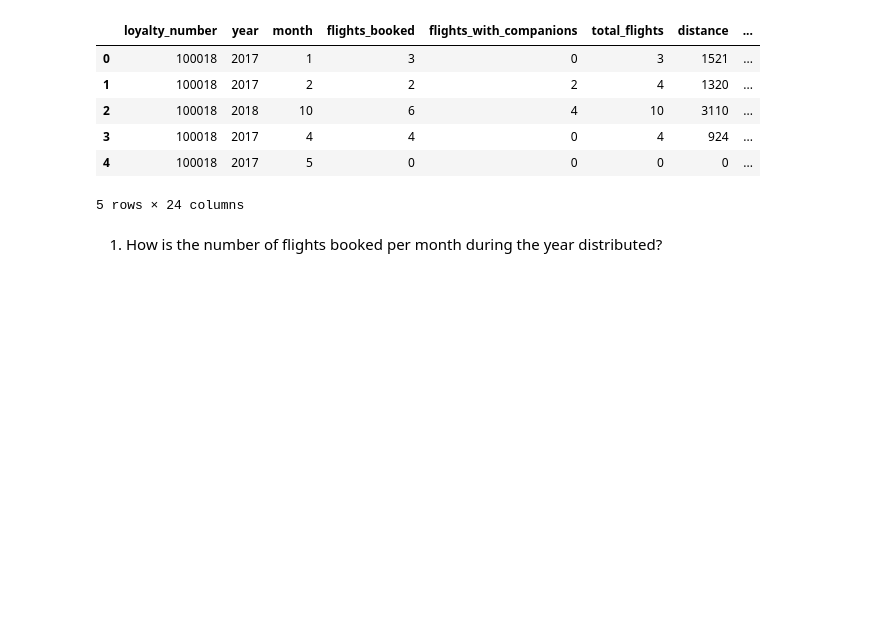
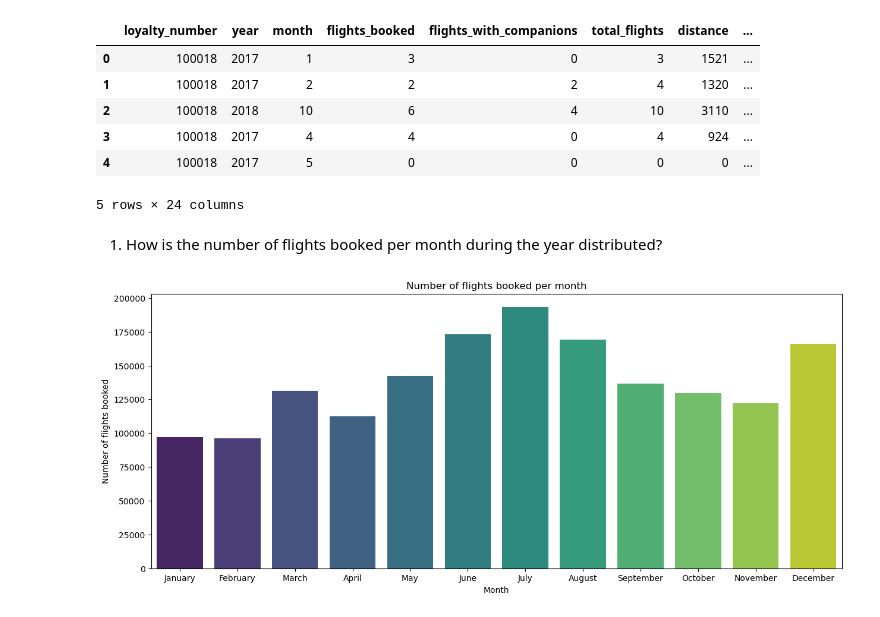
Before and after one commit to Adalab/bda-modulo-3-evaluacion-final-BeaDataArtist, a Jupyter notebook: jupyter/3_visualization.ipynb, the cells around one changed output. Cells and saved outputs as stored; diff of their text form; code cells hidden in the pictures; blank space fills up the shorter version.

Commit message:
Add visualization and update EDA and cleaning

```diff
--- a/jupyter/3_visualization.ipynb
+++ b/jupyter/3_visualization.ipynb
@@ -22,3 +27,15 @@ df.head()
 5 rows × 24 columns
 # %% [markdown]
 1. How is the number of flights booked per month during the year distributed?
+# %%
+flights_per_month = df.groupby('month')['flights_booked'].sum().sort_index()
+
+plt.figure(figsize=(15, 6))
+sns.barplot(x=flights_per_month.index, y=flights_per_month.values, palette="viridis")
+plt.title('Number of flights booked per month')
+plt.xlabel('Month')
+plt.ylabel('Number of flights booked')
+plt.xticks(ticks=range(12), labels=['January', 'February', 'March', 'April', 'May', 'June', 'July', 'August', 'September', 'October', 'November', 'December'])
+plt.show()
+# %% [output]
+[figure, added]
```
Also changed, not shown: parts of 11 cells of this notebook, 6 other files.
